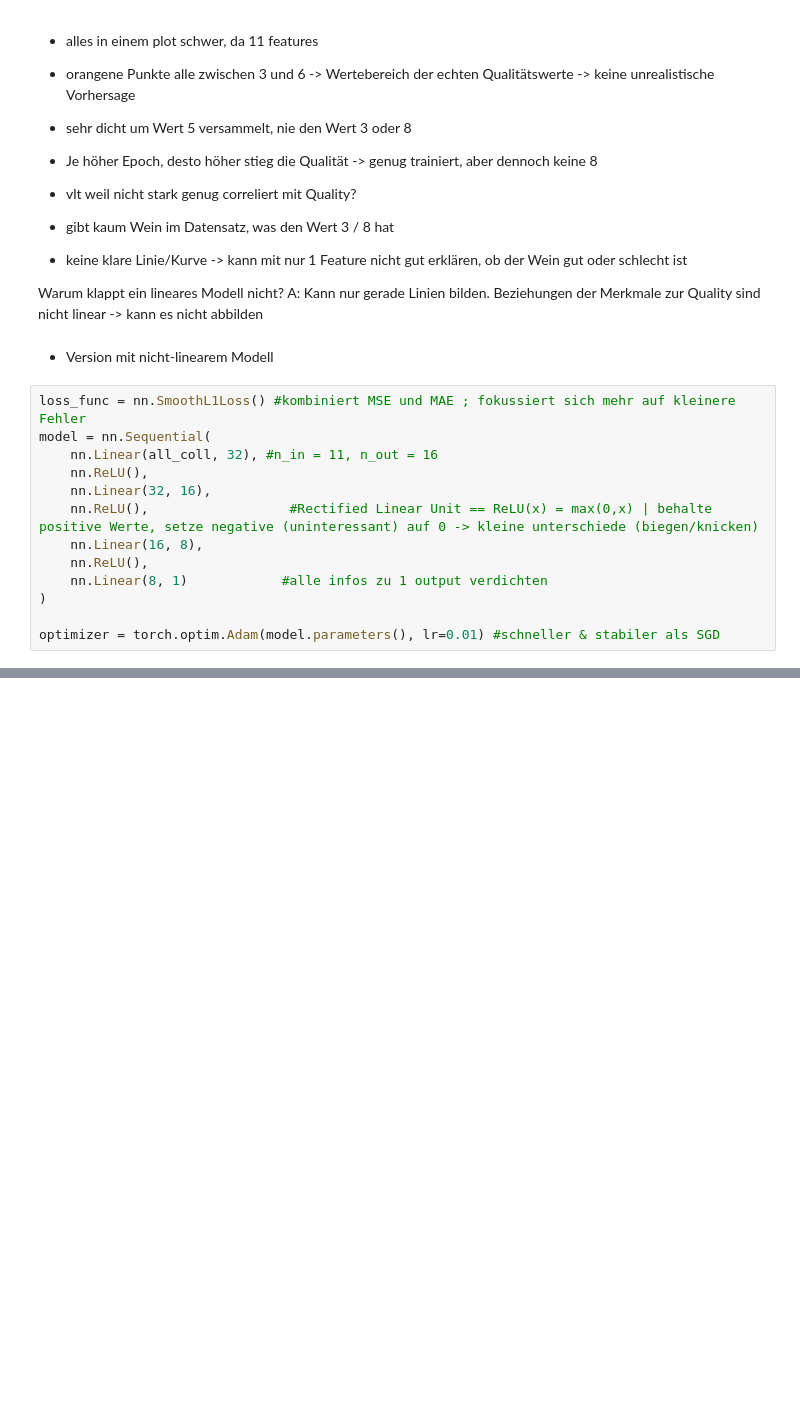
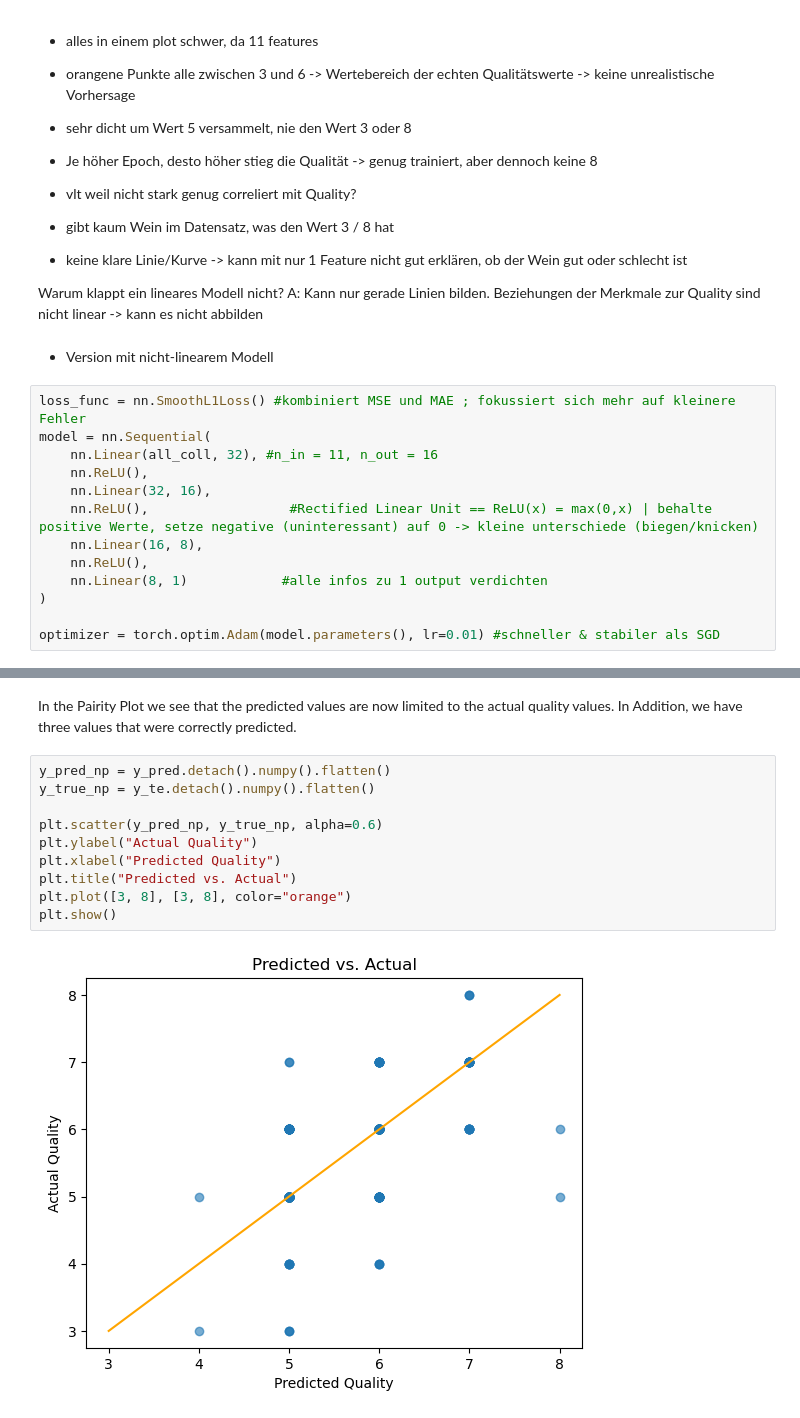
Before and after one commit to McRicecorn/NeuronaleNetze_WineQuality, a Jupyter notebook: Project1_Wine.ipynb, the cells around one changed output, grey strips where cells are left out. Drawn from its saved outputs; the diff is of its cells as text; blank space fills up the shorter version.

```diff
--- a/Project1_Wine.ipynb
+++ b/Project1_Wine.ipynb
@@ -807,0 +852,14 @@ plt.show()
+# %% [markdown]
+In the Pairity Plot we see that the predicted values are now limited to the actual quality values. In Addition, we have three values that were correctly predicted.
+# %%
+y_pred_np = y_pred.detach().numpy().flatten()
+y_true_np = y_te.detach().numpy().flatten()
+
+plt.scatter(y_pred_np, y_true_np, alpha=0.6)
+plt.ylabel("Actual Quality")
+plt.xlabel("Predicted Quality")
+plt.title("Predicted vs. Actual")
+plt.plot([3, 8], [3, 8], color="orange")
+plt.show()
+# %% [output]
+[figure, added]
```
Also changed, not shown: parts of 33 cells of this notebook.
